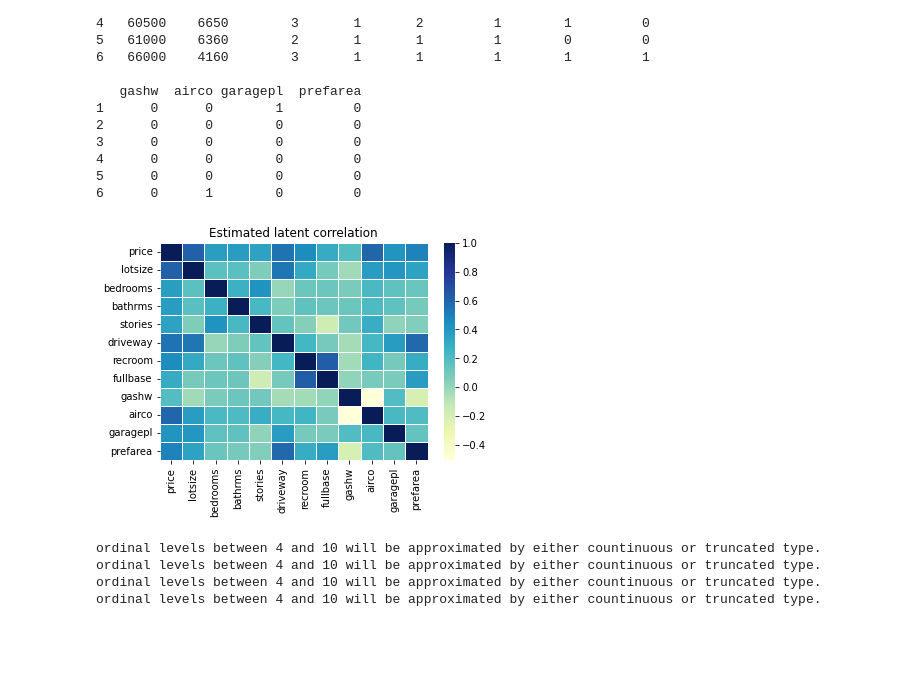
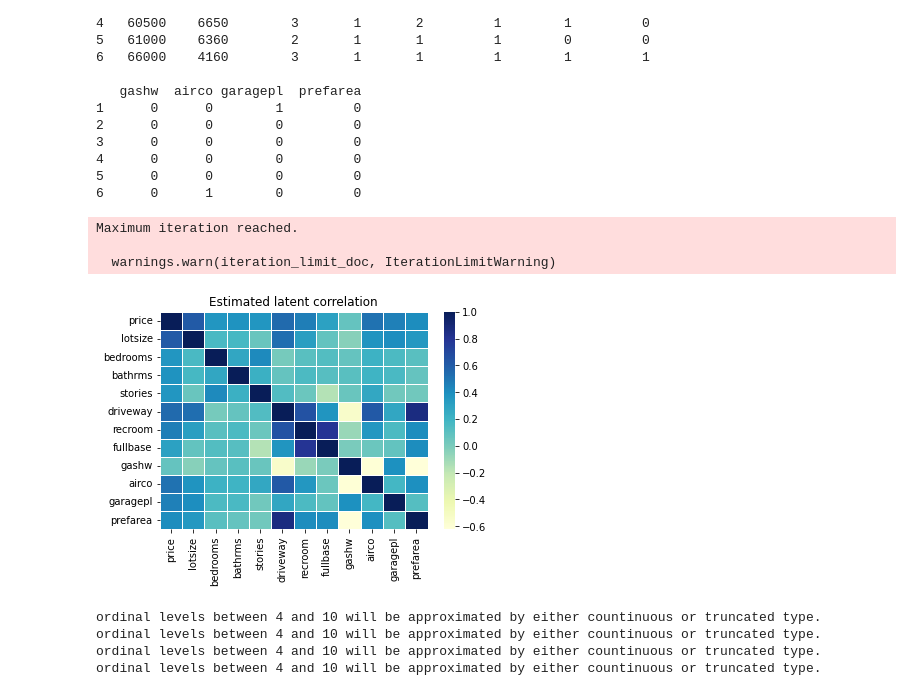
Before and after one commit to mingzehuang/latentcor_py, a Jupyter notebook: example/Python_example.ipynb, the cells around one changed output. Saved outputs shown, nothing was run; the diff lists cells and outputs as text; code cells hidden in the pictures; blank space fills up the shorter version.

```diff
--- a/example/Python_example.ipynb
+++ b/example/Python_example.ipynb
@@ -142,9 +142,12 @@ print(housing.iloc[ :6, : ])
 # %%
 from latentcor import latentcor, get_tps
 estimate_housing = latentcor(housing, tps = ["con", "con", "con", "con",
-                  "con", "bin", "bin", "bin", "bin", "bin", "tru", "bin"], use_nearPD=False, method = "original", showplot = True)
+                  "con", "bin", "bin", "bin", "bin", "bin", "tru", "bin"], showplot = True)
 # %% [output]
+Maximum iteration reached.
+
+  warnings.warn(iteration_limit_doc, IterationLimitWarning)
-[figure, old version]
+[figure, new version]
 # %%
 get_tps(housing)
 # %% [output]
```
Also changed, not shown: parts of 7 cells of this notebook.
